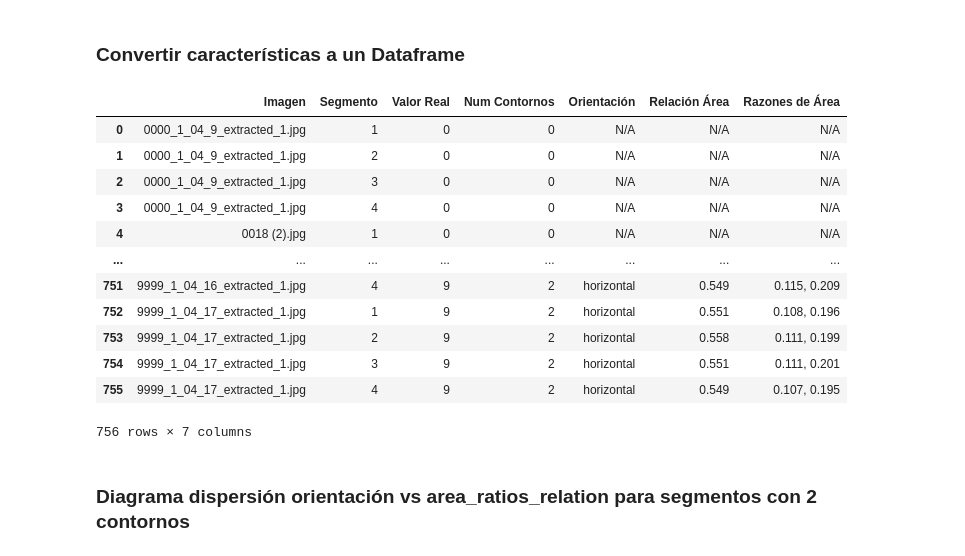
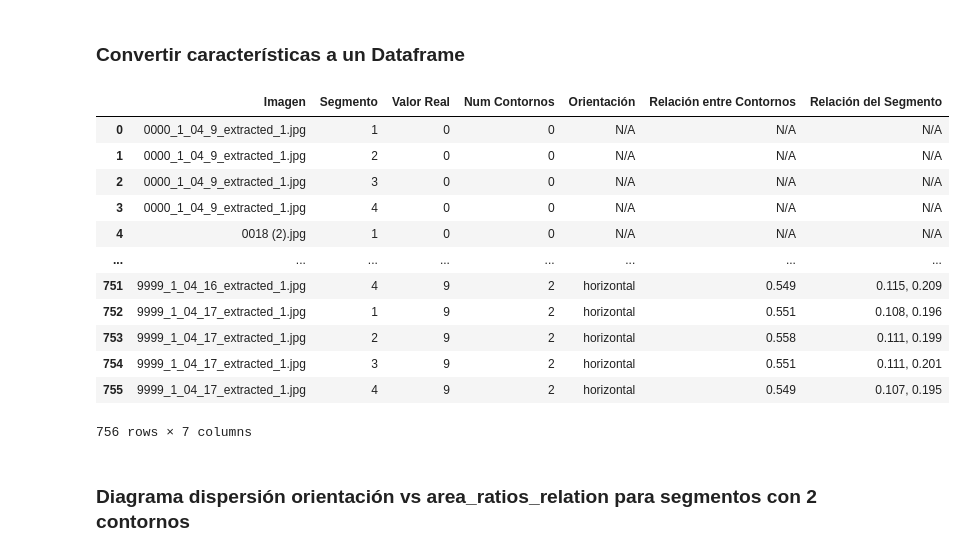
Before and after one commit to miguelable/PSM_OpenCV, a Jupyter notebook: clasificacion_lotes.ipynb, the cells around one changed output. Drawn from its saved outputs; the diff is of its cells as text; code cells hidden in the pictures.

```diff
--- a/clasificacion_lotes.ipynb
+++ b/clasificacion_lotes.ipynb
@@ -424,36 +424,36 @@ for image_idx, segment_info in enumerate(segment_info_global):
     for segment_idx, segment in enumerate(segment_info):
         razones_area = segment.get("area_ratios", [])
 
         # Si no hay razones de área, poner 'None'
         razones_area_str = ", ".join(map(str, razones_area)) if razones_area else None
 
         row = {
             "Imagen": file_name,
             "Segmento": segment_idx + 1,
             "Valor Real": segment.get("valor_real", None),
             "Num Contornos": segment.get("num_contours", None),
             "Orientación": segment["orientation"][0] if segment["orientation"] else None,
-            "Relación Área": segment.get("area_ratios_relation", None),
-            "Razones de Área": razones_area_str,
+            "Relación entre Contornos": segment.get("area_ratios_relation", None),
+            "Relación del Segmento": razones_area_str,
         }
         data.append(row)
 
         # Añadir los segmentos no mal predichos a la nueva lista `new_segment_info_global`
     if file_name not in imagenes_mal_predichas_nombres:
         new_segment_info_global.append(segment_info)
 
 # Crear el DataFrame
 df = pd.DataFrame(data)
 df = df.fillna("N/A")  # Rellenar con "N/A" en lugar de None
 
 # Guardar el DataFrame en un archivo Excel
 df.to_excel("resultados_segmentos.xlsx", index=False)
 
 # Visualizar bonito en Jupyter Notebook o IPython
 from IPython.display import display
 display(df)
 # %% [output]
-|  | Imagen | Segmento | Valor Real | Num Contornos | Orientación | Relación Área | Razones de Área |
+|  | Imagen | Segmento | Valor Real | Num Contornos | Orientación | Relación entre Contornos | Relación del Segmento |
 | 0 | 0000_1_04_9_extracted_1.jpg | 1 | 0 | 0 | N/A | N/A | N/A |
 | 1 | 0000_1_04_9_extracted_1.jpg | 2 | 0 | 0 | N/A | N/A | N/A |
 | 2 | 0000_1_04_9_extracted_1.jpg | 3 | 0 | 0 | N/A | N/A | N/A |
```
Also changed, not shown: parts of 5 cells of this notebook, 1 other file.
